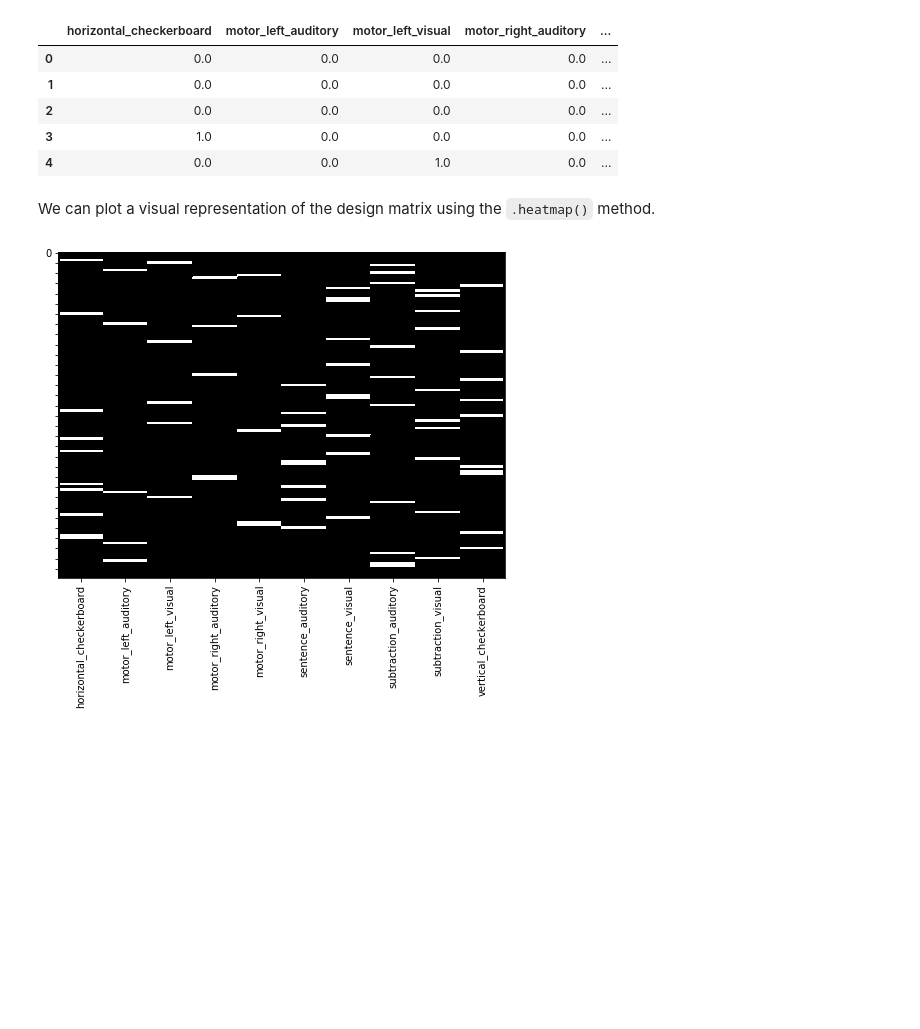
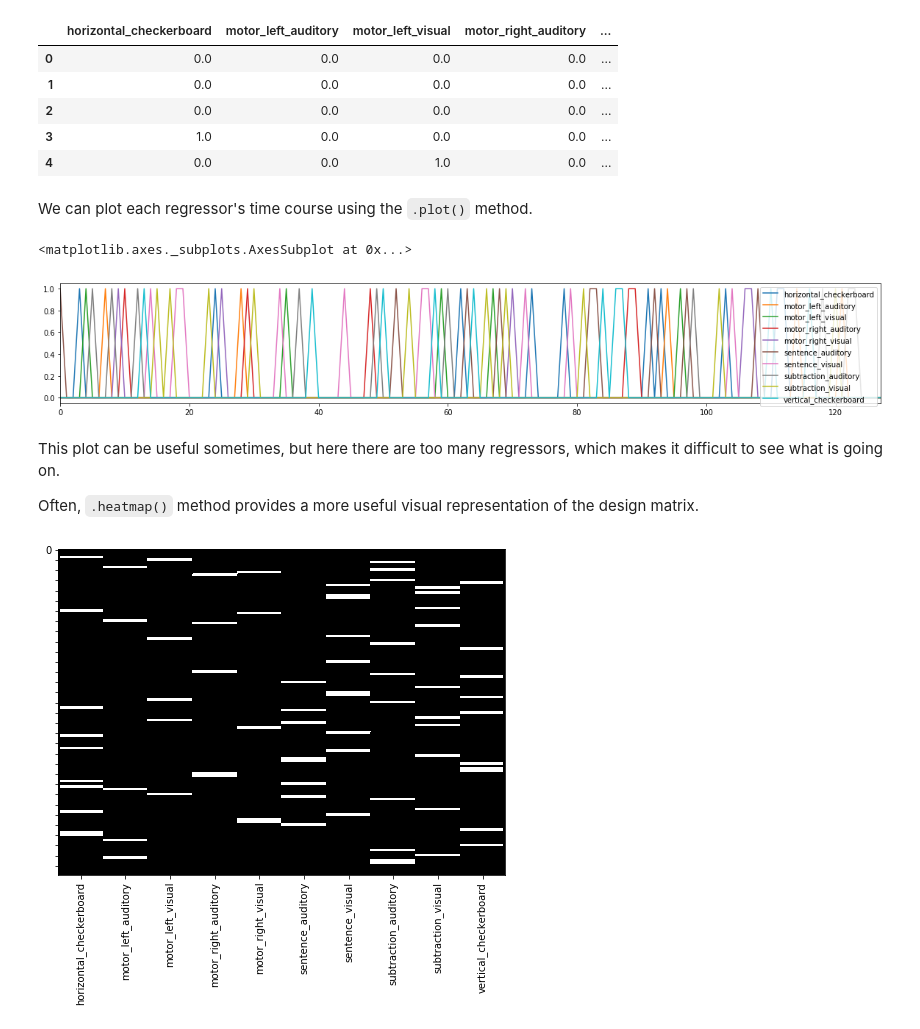
Before and after one commit to ljchang/dartbrains, a Jupyter notebook: content/features/notebooks/10_GLM_Single_Subject_Model.ipynb, the cells around one changed output. Saved outputs shown, nothing was run; the diff lists cells and outputs as text; code cells hidden in the pictures; blank space fills up the shorter version.

```diff
--- a/content/features/notebooks/10_GLM_Single_Subject_Model.ipynb
+++ b/content/features/notebooks/10_GLM_Single_Subject_Model.ipynb
@@ -1,15 +10,17 @@
 # %%
 %matplotlib inline
+
 import os
 import glob
 import numpy as np
 import pandas as pd
 import matplotlib.pyplot as plt
 import seaborn as sns
-from nltools.stats import regress
+from nltools.stats import regress, zscore
 from nltools.data import Brain_Data, Design_Matrix
 from nltools.stats import find_spikes
+from nilearn.plotting import view_img, glass_brain, plot_stat_map
 
-
-base_dir = '/Users/lukechang/Dropbox/Dartmouth/Teaching/Psych60_HumanBrainImaging/Labs/7_GLM'
-data_dir = '/Volumes/Psych60/data/brainomics_data'
+netid = 'f00275v'
+output_dir = '/dartfs/rc/lab/P/Psych60/students_output/%s' % netid
+data_dir = '/dartfs/rc/lab/P/Psych60/data/brainomics_data/'
@@ -172,7 +64,17 @@ dm.head()
 | 3 | 1.0 | 0.0 | 0.0 | 0.0 | ... |
 | 4 | 0.0 | 0.0 | 1.0 | 0.0 | ... |
 # %% [markdown]
-We can plot a visual representation of the design matrix using the `.heatmap()` method.
+We can plot each regressor's time course using the `.plot()` method.
+# %%
+f,a = plt.subplots(figsize=(20,3))
+dm.plot(ax=a)
+# %% [output]
+<matplotlib.axes._subplots.AxesSubplot at 0x...>
+[figure, added]
+# %% [markdown]
+This plot can be useful sometimes, but here there are too many regressors, which makes it difficult to see what is going on.
+
+Often,  `.heatmap()` method provides a more useful visual representation of the design matrix.
 # %%
 dm.heatmap()
 # %% [output]
```
Also changed, not shown: parts of 74 cells of this notebook, 24 other files.
